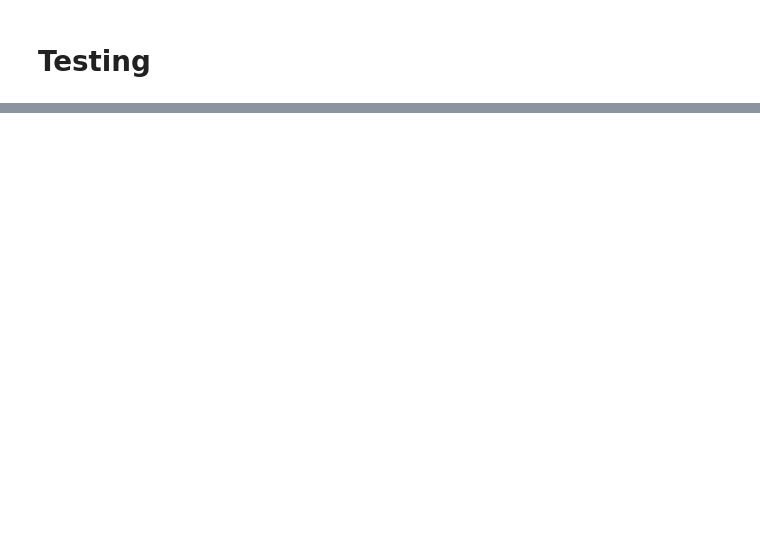
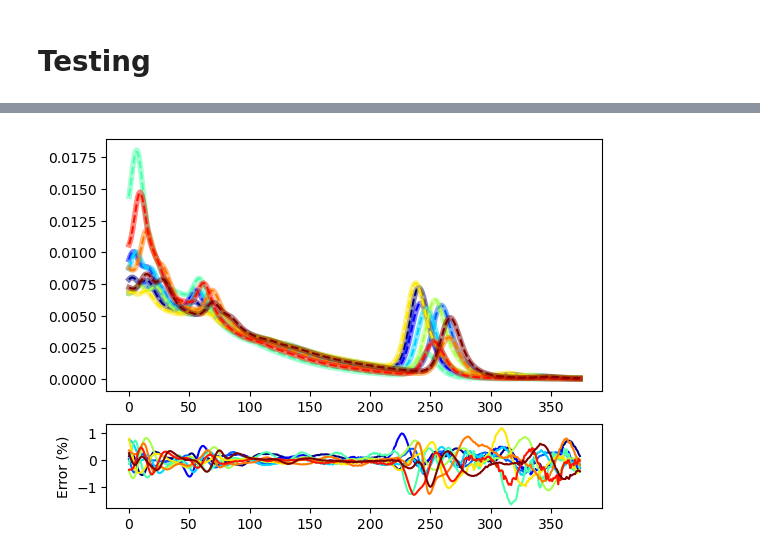
Before and after one commit to JMLascar/SUSHI, a Jupyter notebook: Training an IAE.ipynb, the cells around one changed output, grey strips where cells are left out. Cells and saved outputs as stored; diff of their text form; code cells hidden in the pictures; blank space fills up the shorter version.

```diff
--- a/Training an IAE.ipynb
+++ b/Training an IAE.ipynb
@@ -149,0 +169,14 @@ Learning stage - epoch 24900/50000 -- loss  = 5.112289e+00 -- loss rel. var. = 4
+# %%
+colors = plt.cm.jet(np.linspace(0,1,10))
+Test_set=Output["X_test"]
+IAE_XRec_FI=np.zeros((10,375))
+fig,ax=plt.subplots(2,1,gridspec_kw={'height_ratios':[3,1]})
+for i in tqdm(range(10)):
+    spec=Test_set[i:i+1,:]
+    IAE_XRec_FI[i,:]=LearnFunc.fast_interpolation(spec)["XRec"].squeeze()
+    ax[0].plot(Test_set[i,:],lw=4,alpha=0.5,color=colors[i])
+    ax[0].plot(IAE_XRec_FI[i,:],"--",color=colors[i])
+    ax[1].plot(100*(Test_set[i,:]-IAE_XRec_FI[i,:])/Test_set[i,:],color=colors[i])
+    ax[1].set_ylabel("Error (%)")
+# %% [output]
+[figure, added]
```
Also changed, not shown: parts of 7 cells of this notebook, 4 other files.
